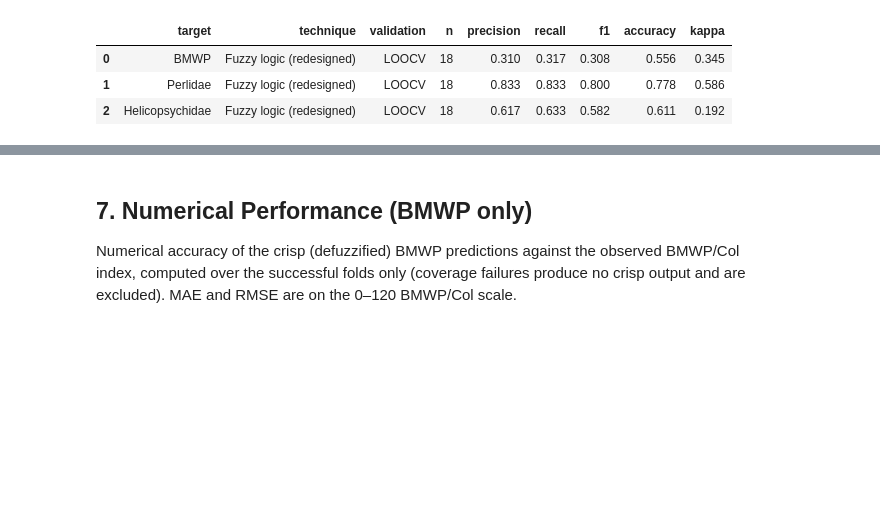
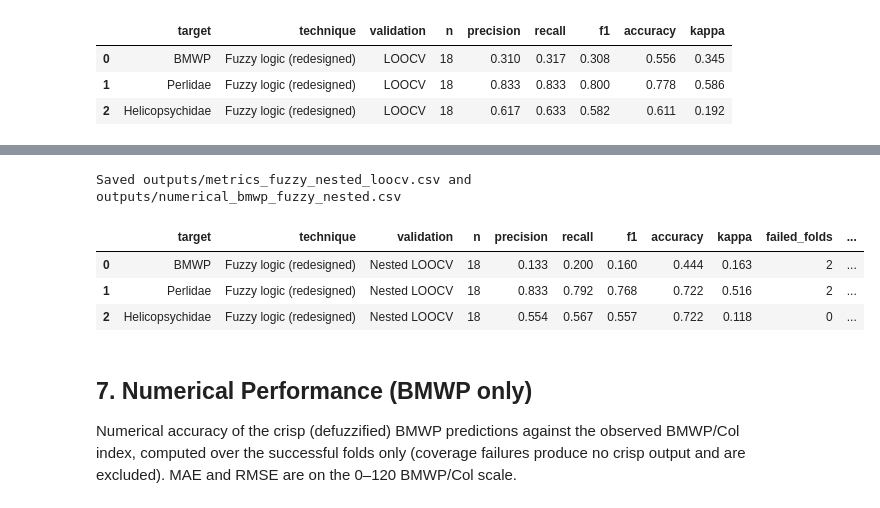
Before and after one commit to saulo1112/cali-river-biomonitoring, a Jupyter notebook: notebooks/01_fuzzy_logic/01f_fuzzy_final.ipynb, the cells around one changed output, grey strips where cells are left out. Saved outputs shown, nothing was run; the diff lists cells and outputs as text; code cells hidden in the pictures; blank space fills up the shorter version.

```diff
--- a/notebooks/01_fuzzy_logic/01f_fuzzy_final.ipynb
+++ b/notebooks/01_fuzzy_logic/01f_fuzzy_final.ipynb
@@ -382,0 +540,73 @@ Saved outputs/metrics_fuzzy_redesigned.csv
+# %%
+# Nested-LOOCV metrics, side-by-side comparison with standard LOOCV, and CSV export
+from IPython.display import Markdown, display
+
+def stability_str(sel):
+    # Modal (most frequent) predictor set across folds and how many folds share it
+    modal = Counter(tuple(sorted(s)) for s in sel).most_common(1)[0]
+    return modal[0], f"{modal[1]}/{len(sel)}"
+
+# Classification metrics under nested LOOCV for the three models
+nest_class = {}
+for name, cfg in nested_cfg.items():
+    res = nested_results[name]
+    classes = ([cl for cl in BMWP_ORDER if cl in res['y_true']] if cfg['is_bmwp']
+               else ['Ausente', 'Presente'])
+    nest_class[name] = compute_metrics(res['y_true'], res['y_pred'], classes)
+
+# Standard-LOOCV classification metrics computed in Section 6 (bmwp_m, perl_m, heli_m)
+std_class = {'BMWP': bmwp_m, 'Perlidae': perl_m, 'Helicopsychidae': heli_m}
+
+# Numerical BMWP metrics: standard from results['BMWP'], nested from nested_results['BMWP']
+def num_metrics(res):
+    yo = np.array(res['num_ok']); yh = np.array(res['crisp_ok'])
+    mae = mean_absolute_error(yo, yh); rmse = float(np.sqrt(np.mean((yo - yh) ** 2)))
+    r2 = r2_score(yo, yh); rs, p = spearmanr(yo, yh)
+    return dict(n=len(yh), mae=mae, rmse=rmse, r2=r2, rs=rs, p=p)
+std_num = num_metrics(results['BMWP'])
+nest_num = num_metrics(nested_results['BMWP'])
+
+# Side-by-side comparison table (Standard LOOCV vs Nested LOOCV)
+rows = [
+    ('BMWP', 'Accuracy', std_class['BMWP']['accuracy'], nest_class['BMWP']['accuracy']),
+    ('BMWP', 'Kappa', std_class['BMWP']['kappa'], nest_class['BMWP']['kappa']),
+    ('BMWP', 'MAE', std_num['mae'], nest_num['mae']),
+    ('BMWP', 'R²', std_num['r2'], nest_num['r2']),
+    ('BMWP', 'Spearman rs', std_num['rs'], nest_num['rs']),
+    ('Perlidae', 'Accuracy', std_class['Perlidae']['accuracy'], nest_class['Perlidae']['accuracy']),
+    ('Perlidae', 'Kappa', std_class['Perlidae']['kappa'], nest_class['Perlidae']['kappa']),
+    ('Helicopsychidae', 'Accuracy', std_class['Helicopsychidae']['accuracy'], nest_class['Helicopsychidae']['accuracy']),
+    ('Helicopsychidae', 'Kappa', std_class['Helicopsychidae']['kappa'], nest_class['Helicopsychidae']['kappa']),
+]
+lines = ['| Model | Metric | Standard LOOCV | Nested LOOCV | Difference |',
+         '|-------|--------|----------------|--------------|------------|']
+for model, metric, s, n in rows:
+    lines.append(f"| {model} | {metric} | {s:.3f} | {n:.3f} | {n - s:+.3f} |")
+display(Markdown('\n'.join(lines)))
+
+# Export nested classification metrics + predictor stability
+def r3(x):
+    return round(float(x), 3)
+
+nest_rows = []
+for name, cfg in nested_cfg.items():
+    m = nest_class[name]
+    modal_set, stab = stability_str(nested_results[name]['sel'])
+    nest_rows.append({'target': name, 'technique': 'Fuzzy logic (redesigned)',
+                      'validation': 'Nested LOOCV', 'n': 18,
+                      'precision': r3(m['precision']), 'recall': r3(m['recall']), 'f1': r3(m['f1']),
+                      'accuracy': r3(m['accuracy']), 'kappa': r3(m['kappa']),
+                      'failed_folds': len(nested_results[name]['failed']),
+                      'modal_predictors': '+'.join(modal_set), 'predictor_stability': stab})
+nested_metrics_df = pd.DataFrame(nest_rows)
+nested_metrics_df.to_csv("../../outputs/metrics_fuzzy_nested_loocv.csv", index=False)
+
+# Export BMWP nested numerical metrics for the master table (Table C)
+pd.DataFrame([{'model': 'Fuzzy redesigned', 'validation': 'Nested LOOCV', 'n': nest_num['n'],
+               'mae': round(nest_num['mae'], 2), 'rmse': round(nest_num['rmse'], 2),
+               'r2': round(nest_num['r2'], 3), 'rs': round(nest_num['rs'], 3),
+               'p_value': round(nest_num['p'], 4)}]
+             ).to_csv("../../outputs/numerical_bmwp_fuzzy_nested.csv", index=False)
+print("Saved outputs/metrics_fuzzy_nested_loocv.csv and outputs/numerical_bmwp_fuzzy_nested.csv")
+display(nested_metrics_df)
+# %% [output]
@@ -383,3 +624,8 @@ Saved outputs/metrics_fuzzy_redesigned.csv
+Saved outputs/metrics_fuzzy_nested_loocv.csv and outputs/numerical_bmwp_fuzzy_nested.csv
+|  | target | technique | validation | n | precision | recall | f1 | accuracy | kappa | failed_folds | ... |
+| 0 | BMWP | Fuzzy logic (redesigned) | Nested LOOCV | 18 | 0.133 | 0.200 | 0.160 | 0.444 | 0.163 | 2 | ... |
+| 1 | Perlidae | Fuzzy logic (redesigned) | Nested LOOCV | 18 | 0.833 | 0.792 | 0.768 | 0.722 | 0.516 | 2 | ... |
+| 2 | Helicopsychidae | Fuzzy logic (redesigned) | Nested LOOCV | 18 | 0.554 | 0.567 | 0.557 | 0.722 | 0.118 | 0 | ... |
 # %% [markdown]
 ## 7. Numerical Performance (BMWP only)
 
```
Also changed, not shown: parts of 4 cells of this notebook, 22 other files.
